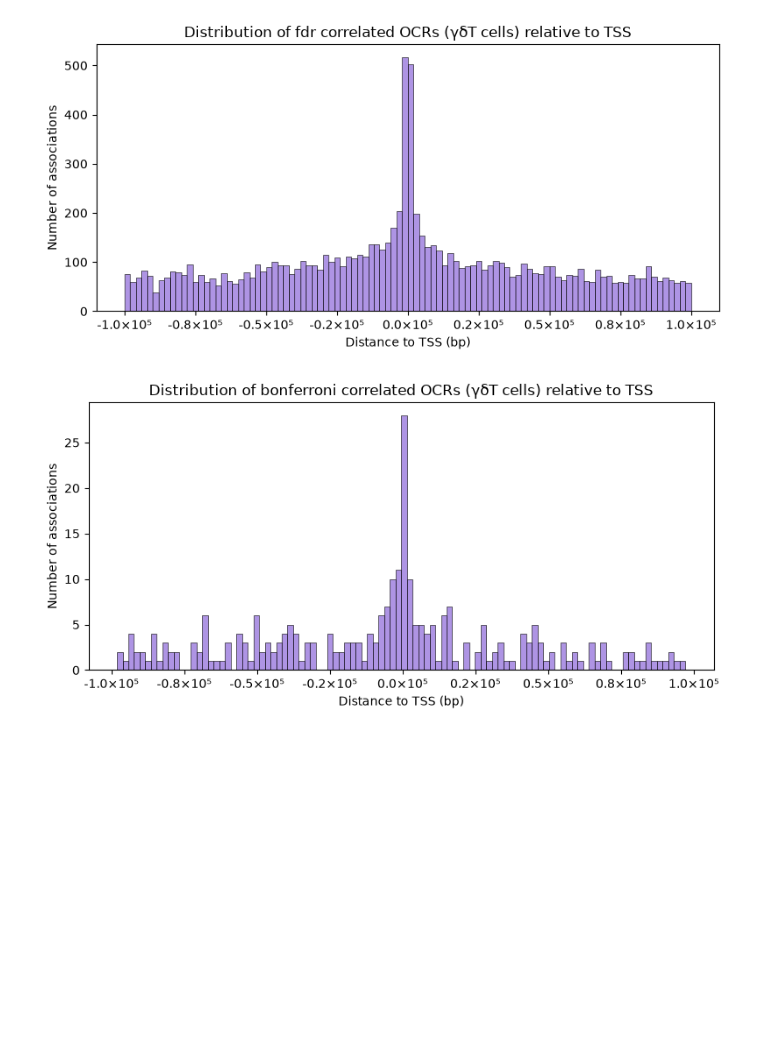
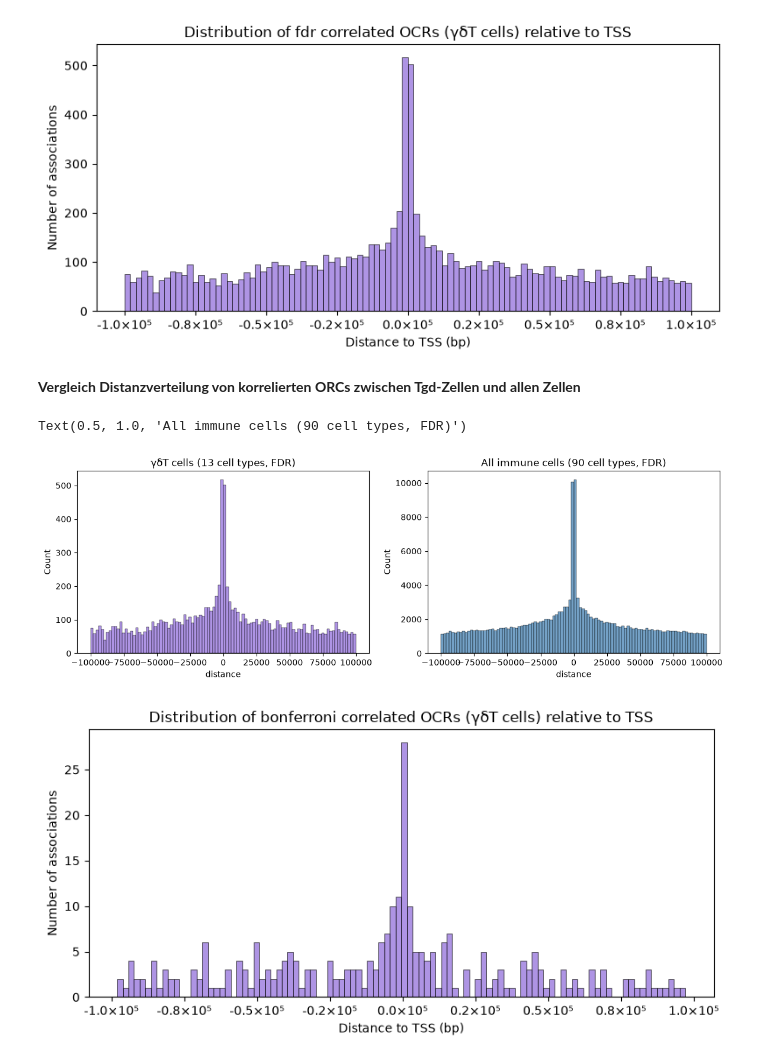
Before and after one commit to datascience-mobi-2026/topic04_team03, a Jupyter notebook: Jupyter_Lotta copy.ipynb, the cells around one changed output. Cells and saved outputs as stored; diff of their text form; code cells hidden in the pictures; blank space fills up the shorter version.

```diff
--- a/Jupyter_Lotta copy.ipynb
+++ b/Jupyter_Lotta copy.ipynb
@@ -791,0 +843,26 @@ corr_bonf_tgd[['peak_id', 'gene', 'r', 'distance']].head()
+# %%
+# Peak_Summit aus ATAC in corr_fdr reinmergen
+corr_fdr_all = results_corr_all[results_corr_all['p_fdr'] < 0.05].copy()
+
+corr_fdr_all = corr_fdr_all.merge(
+    ATAC_pfiltered[['ImmGenATAC1219.peakID', 'Summit']],
+    left_on='peak_id',
+    right_on='ImmGenATAC1219.peakID'
+).drop(columns='ImmGenATAC1219.peakID')
+
+# TSS strangkorrekt bestimmen
+Gene_annotations['TSS_pos'] = Gene_annotations.apply(
+    lambda r: r['txStart'] if r['strand'] == '+' else r['txEnd'], axis=1
+)
+
+# TSS_pos in corr_fdr reinmergen
+corr_fdr_all = corr_fdr_all.merge(
+    Gene_annotations[['gene_name', 'TSS_pos']].drop_duplicates('gene_name'),
+    left_on='gene',
+    right_on='gene_name'
+)
+
+# Distanz berechnen
+corr_fdr_all['distance'] = corr_fdr_all['Summit'] - corr_fdr_all['TSS_pos']
+corr_fdr_all = corr_fdr_all[corr_fdr_all['distance'].abs() <= 100_000]
+corr_fdr_all[['peak_id', 'gene', 'r', 'distance']].head()
@@ -815,6 +899,23 @@ plt.tight_layout()
 plt.show()
 # %% [output]
 [figure]
+# %% [markdown]
+<b> Vergleich Distanzverteilung von korrelierten ORCs zwischen Tgd-Zellen und allen Zellen
+# %%
+fig, axes = plt.subplots(1, 2, figsize=(14, 4))
+
+# γδT
+sns.histplot(data=corr_fdr_tgd, x="distance", bins=100,
+             color="mediumpurple", ax=axes[0])
+axes[0].set_title("γδT cells (13 cell types, FDR)")
+
+# All cells
+sns.histplot(data=corr_fdr_all, x="distance", bins=100,
+             color="steelblue", ax=axes[1])
+axes[1].set_title("All immune cells (90 cell types, FDR)")
+# %% [output]
+Text(0.5, 1.0, 'All immune cells (90 cell types, FDR)')
+[figure, added]
 # %%
 fig, ax = plt.subplots(figsize=(8, 4))
 
```
Also changed, not shown: parts of 10 cells of this notebook.
